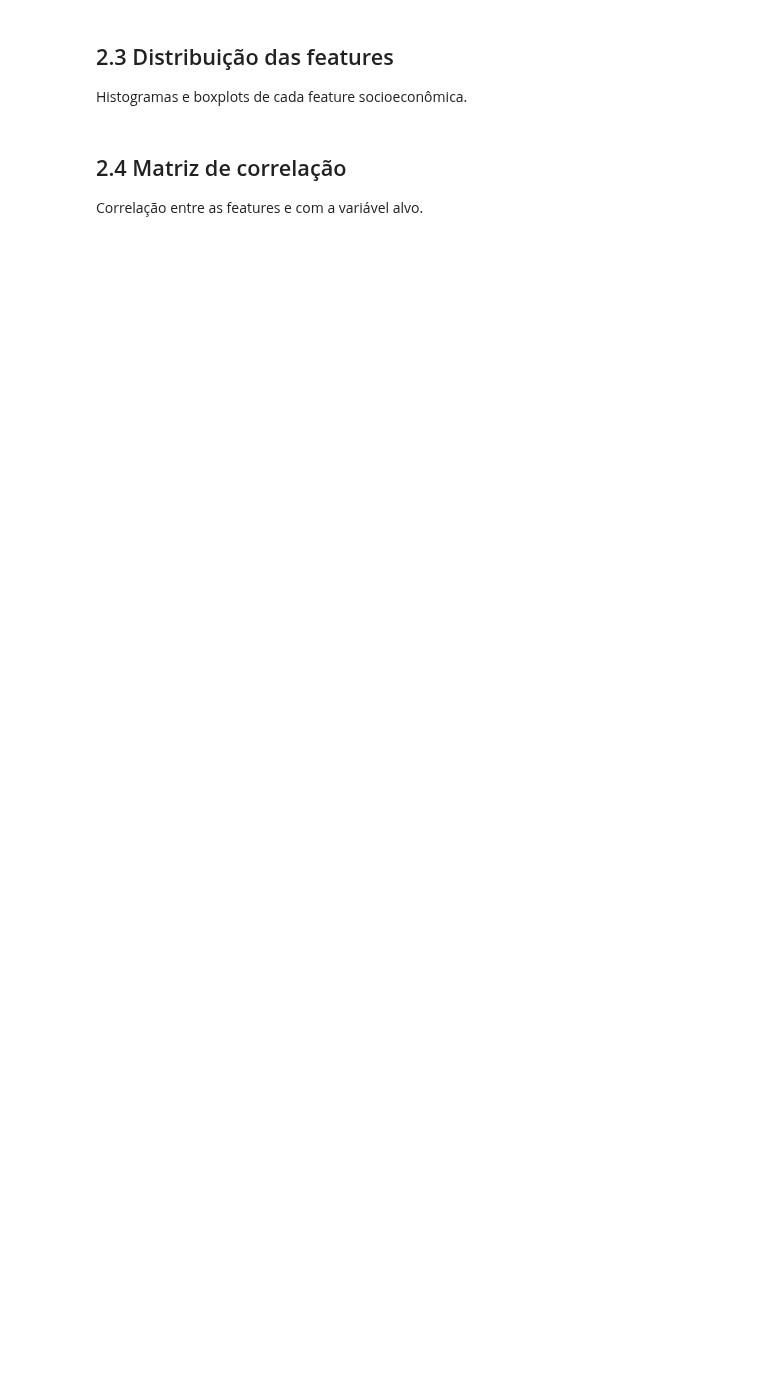
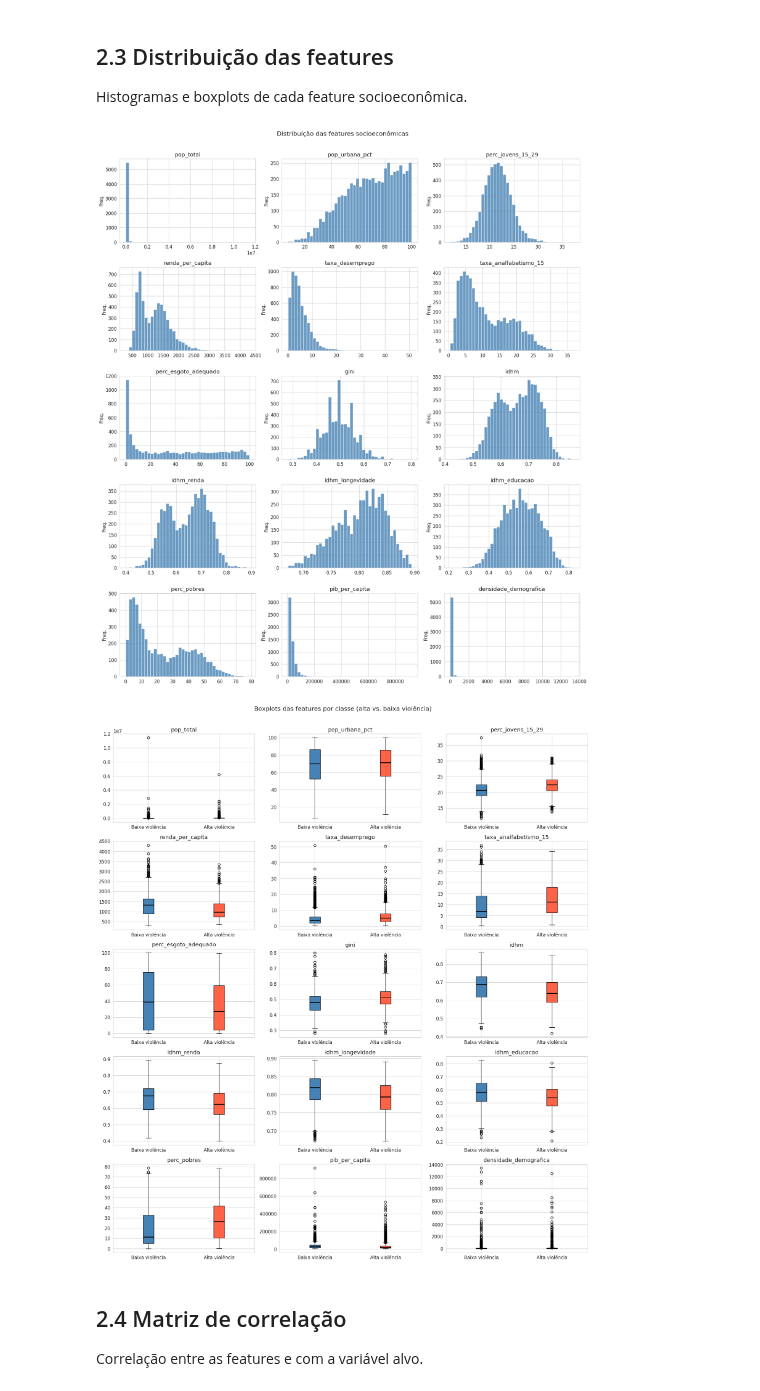
Before and after one commit to gabriel-ngrs/socio_violence_predictor, a Jupyter notebook: notebooks/02_analise_exploratoria.ipynb, the cells around one changed output. Saved outputs shown, nothing was run; the diff lists cells and outputs as text; code cells hidden in the pictures; blank space fills up the shorter version.

```diff
--- a/notebooks/02_analise_exploratoria.ipynb
+++ b/notebooks/02_analise_exploratoria.ipynb
@@ -49,3 +125,53 @@ Histogramas e boxplots de cada feature socioeconômica.
+# %%
+# Histogramas de todas as features
+n_cols = 3
+n_rows = (len(FEATURES) + n_cols - 1) // n_cols
+fig, axes = plt.subplots(n_rows, n_cols, figsize=(18, n_rows * 4))
+axes = axes.flatten()
+
+for i, feat in enumerate(FEATURES):
+    axes[i].hist(df[feat], bins=40, color='steelblue', edgecolor='white', alpha=0.8)
+    axes[i].set_title(feat)
+    axes[i].set_ylabel('Freq.')
+
+for j in range(i + 1, len(axes)):
+    axes[j].set_visible(False)
+
+plt.suptitle('Distribuição das features socioeconômicas', fontsize=16, y=1.01)
+plt.tight_layout()
+plt.savefig(FIGURES_DIR / '02_histogramas_features.png', dpi=150, bbox_inches='tight')
+plt.show()
+
+# Boxplots separados por classe
+fig, axes = plt.subplots(n_rows, n_cols, figsize=(18, n_rows * 4))
+axes = axes.flatten()
+
+palette = {0: 'steelblue', 1: 'tomato'}
+labels = {0: 'Baixa', 1: 'Alta'}
+
+for i, feat in enumerate(FEATURES):
+    data_baixa = df[df[TARGET] == 0][feat]
+    data_alta  = df[df[TARGET] == 1][feat]
+    bp = axes[i].boxplot(
+        [data_baixa, data_alta],
+        patch_artist=True,
+        labels=['Baixa violência', 'Alta violência'],
+        medianprops={'color': 'black', 'linewidth': 2},
+    )
+    bp['boxes'][0].set_facecolor('steelblue')
+    bp['boxes'][1].set_facecolor('tomato')
+    axes[i].set_title(feat)
+
+for j in range(i + 1, len(axes)):
+    axes[j].set_visible(False)
+
+plt.suptitle('Boxplots das features por classe (alta vs. baixa violência)', fontsize=16, y=1.01)
+plt.tight_layout()
+plt.savefig(FIGURES_DIR / '02_boxplots_por_classe.png', dpi=150, bbox_inches='tight')
+plt.show()
+# %% [output]
+[figure, added]
+[figure, added]
 # %% [markdown]
 ## 2.4 Matriz de correlação
 
```
Also changed, not shown: parts of 14 cells of this notebook, 1 other file.
